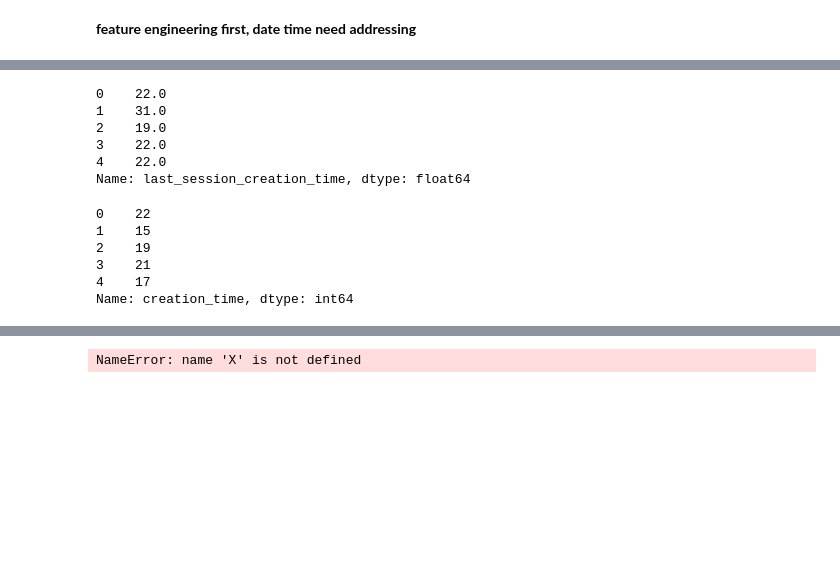
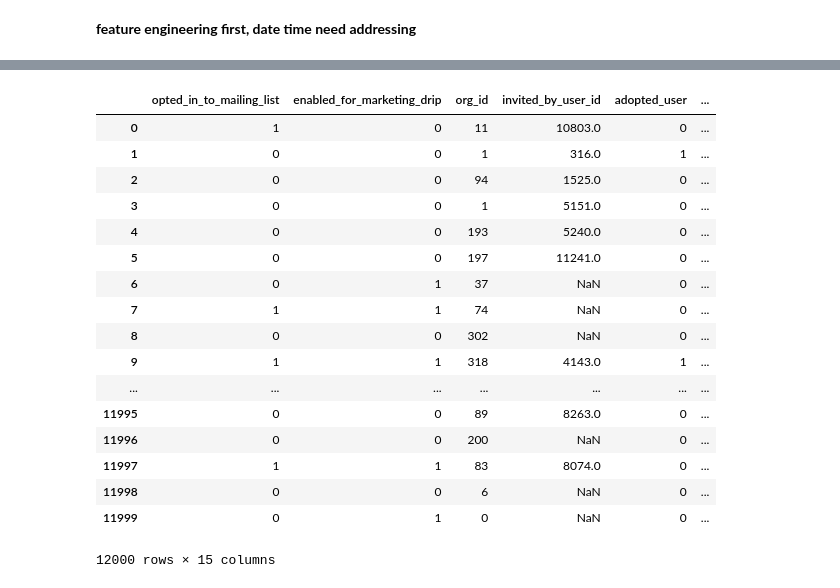
Before and after one commit to mightysquirrely/Springboard-Mini-Projects, a Jupyter notebook: take_home_challenge_relax.ipynb, the cells around one changed output, grey strips where cells are left out. Saved outputs shown, nothing was run; the diff lists cells and outputs as text; code cells hidden in the pictures; blank space fills up the shorter version.

```diff
--- a/take_home_challenge_relax.ipynb
+++ b/take_home_challenge_relax.ipynb
@@ -262,21 +234,7 @@ Name: creation_time, dtype: int64
 # %%
-users['last_session_creation_time'].dt.day.head(5)
+users['last_session_creation_day'] = users['last_session_creation_time'].dt.day.head(5)
-# %% [output]
-0    22.0
-1    31.0
-2    19.0
-3    22.0
-4    22.0
-Name: last_session_creation_time, dtype: float64
 # %%
-users['creation_time'].dt.day.head(5)
+users['creation_day'] = users['creation_time'].dt.day.head(5)
-# %% [output]
-0    22
-1    15
-2    19
-3    21
-4    17
-Name: creation_time, dtype: int64
 # %%
 users.head(5)
 # %% [output]
@@ -287,23 +245,42 @@ users.head(5)
 | 3 | 4 | 2013-05-21 08:09:28 | Clausen Nicklas | NicklasSClausen@yahoo.com | GUEST_INVITE | 2013-05-22 08:09:28 | 0 | ... |
 | 4 | 5 | 2013-01-17 10:14:20 | Raw Grace | GraceRaw@yahoo.com | GUEST_INVITE | 2013-01-22 10:14:20 | 0 | ... |
 # %%
-#users.drop(['email','creation_time', 'name', 'user_id', 'last_session_creation_time'], axis = 1)
+users_clean = users.drop(['email','creation_time', 'name', 'user_id', 'last_session_creation_time'], axis = 1)
 # %%
 #convert other categorical columns into dummies
-#X = pd.get_dummies(X, drop_first=True)
+X = pd.get_dummies(users_clean, drop_first=True)
+# %%
+X
+# %% [output]
+|  | opted_in_to_mailing_list | enabled_for_marketing_drip | org_id | invited_by_user_id | adopted_user | ... |
+| 0 | 1 | 0 | 11 | 10803.0 | 0 | ... |
+| 1 | 0 | 0 | 1 | 316.0 | 1 | ... |
+| 2 | 0 | 0 | 94 | 1525.0 | 0 | ... |
+| 3 | 0 | 0 | 1 | 5151.0 | 0 | ... |
+| 4 | 0 | 0 | 193 | 5240.0 | 0 | ... |
+| 5 | 0 | 0 | 197 | 11241.0 | 0 | ... |
+| 6 | 0 | 1 | 37 | NaN | 0 | ... |
+| 7 | 1 | 1 | 74 | NaN | 0 | ... |
+| 8 | 0 | 0 | 302 | NaN | 0 | ... |
+| 9 | 1 | 1 | 318 | 4143.0 | 1 | ... |
+| ... | ... | ... | ... | ... | ... | ... |
+| 11995 | 0 | 0 | 89 | 8263.0 | 0 | ... |
+| 11996 | 0 | 0 | 200 | NaN | 0 | ... |
+| 11997 | 1 | 1 | 83 | 8074.0 | 0 | ... |
+| 11998 | 0 | 0 | 6 | NaN | 0 | ... |
+| 11999 | 0 | 1 | 0 | NaN | 0 | ... |
+12000 rows × 15 columns
 # %%
 #https://www.datacamp.com/community/tutorials/random-forests-classifier-python#advantages
 # %%
 # Import train_test_split function
 from sklearn.model_selection import train_test_split
 
-#X=users_clean[]  # Features
-#y=users['adopted_user']  # Labels
+#X=users_clean  # Features
+y=users['adopted_user']  # Labels
 
 # Split dataset into training set and test set
 X_train, X_test, y_train, y_test = train_test_split(X, y, test_size=0.3) # 70% training
-# %% [output]
-NameError: name 'X' is not defined
 # %%
 #Create a Gaussian Classifier
 clf=RandomForestClassifier(n_estimators=100)
```
Also changed, not shown: parts of 5 cells of this notebook.
